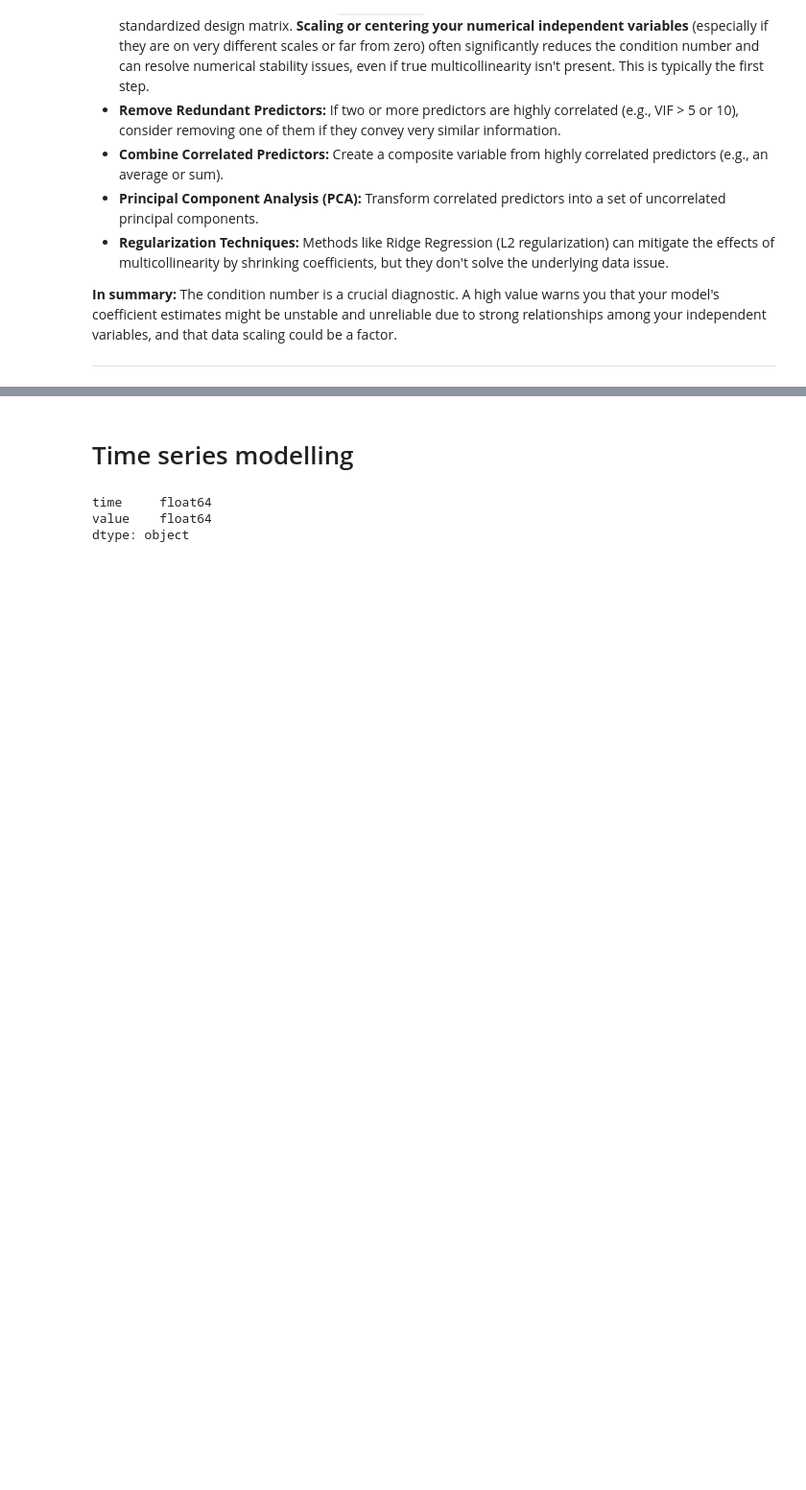
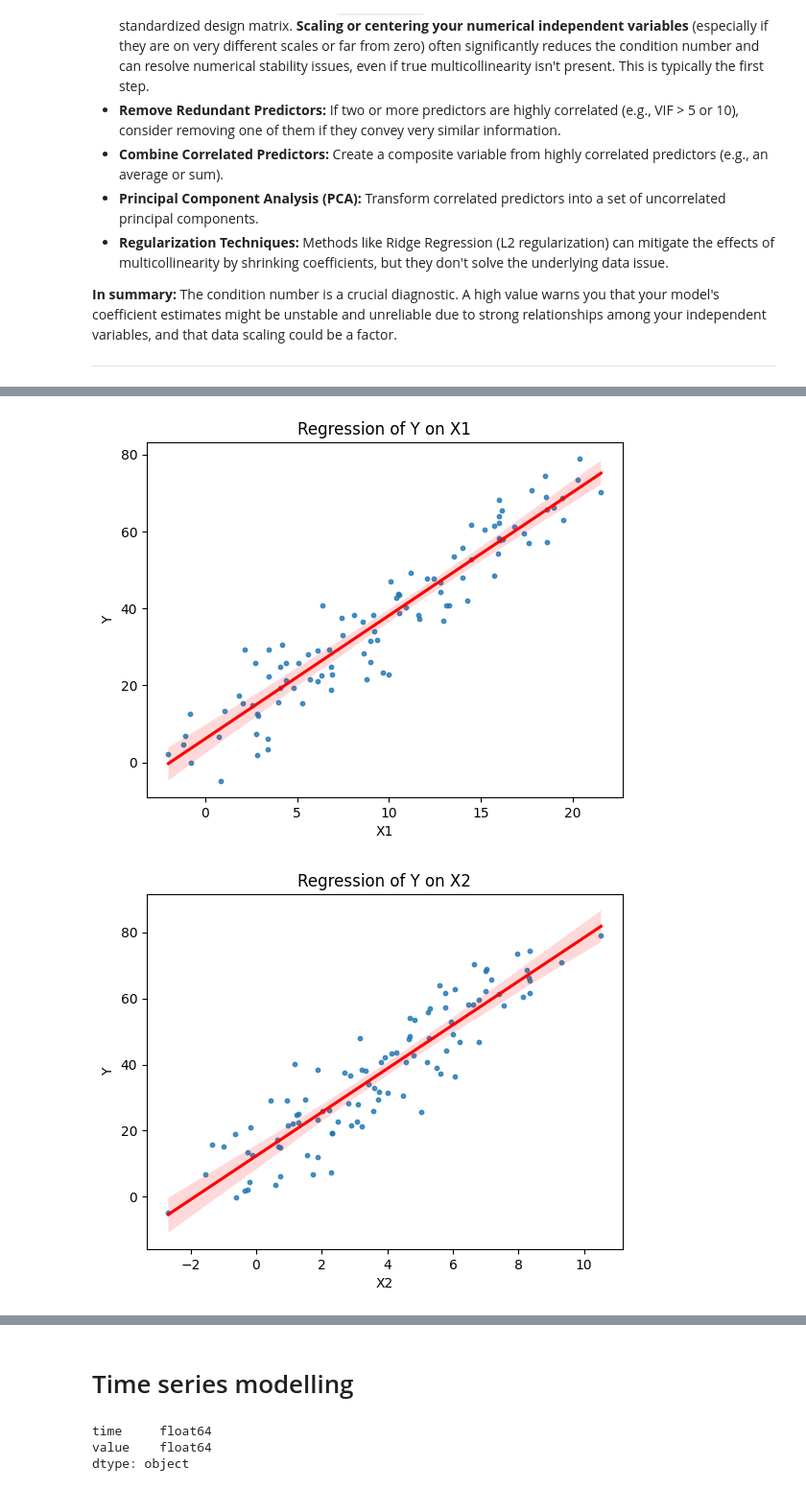
Before and after one commit to lszmer/code-prac, a Jupyter notebook: Machine Learning/Linear modelling/LMs in statsmodels.ipynb, the cells around one changed output, grey strips where cells are left out. Shown at 96% size. Drawn from its saved outputs; the diff is of its cells as text; code cells hidden in the pictures; blank space fills up the shorter version.

```diff
--- a/Machine Learning/Linear modelling/LMs in statsmodels.ipynb
+++ b/Machine Learning/Linear modelling/LMs in statsmodels.ipynb
@@ -510,0 +594,10 @@ A high condition number signifies:
+# %%
+import matplotlib.pyplot as plt
+import seaborn as sns
+for predictor in predictors:
+    sns.regplot(x=predictor, y='Y', data=df, line_kws={"color": "red"}, scatter_kws={"s": 10}, ci=99)
+    plt.title(f'Regression of Y on {predictor}')
+    plt.show()
+# %% [output]
+[figure, added]
+[figure, added]
```
Also changed, not shown: parts of 26 cells of this notebook, 17 other files.
